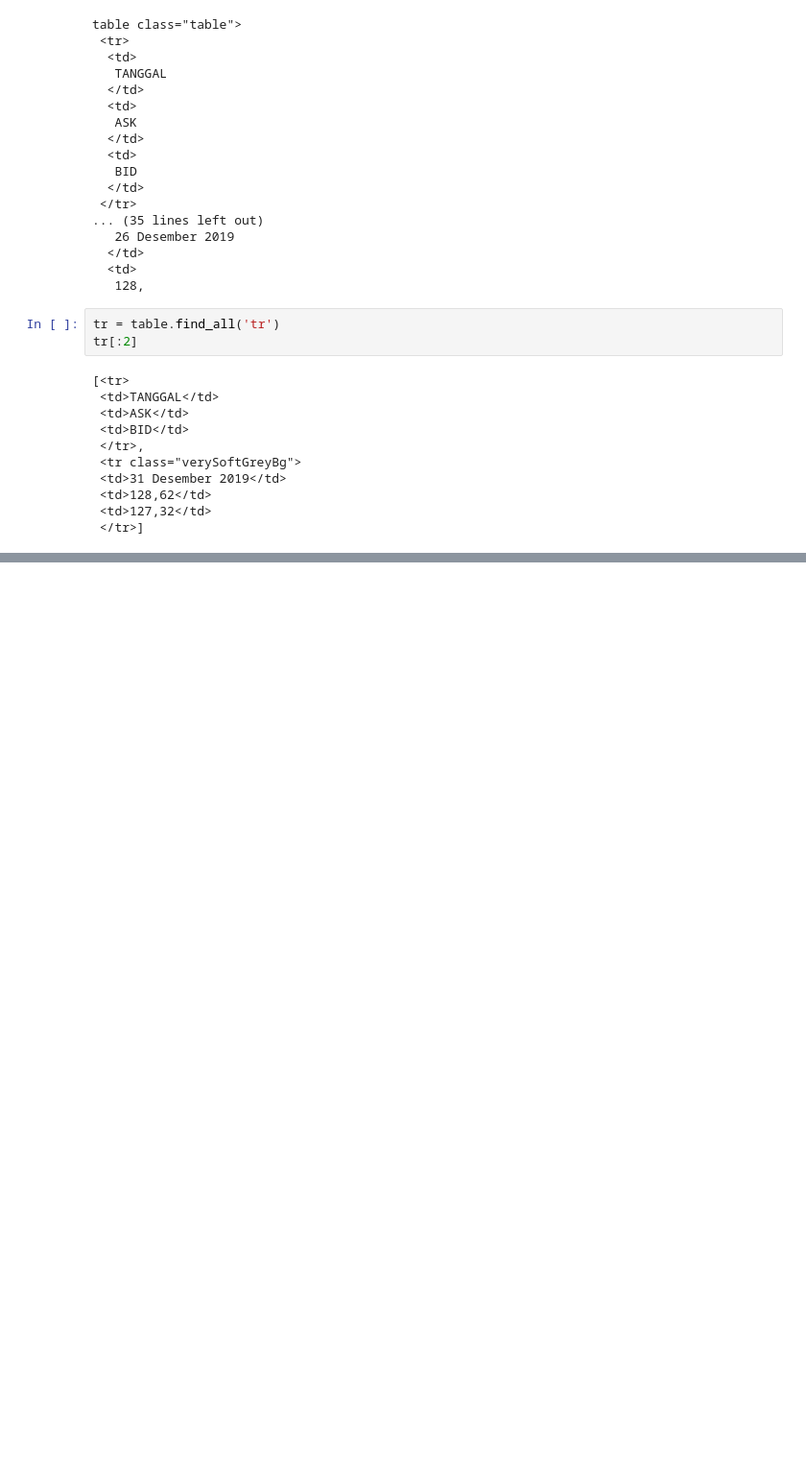
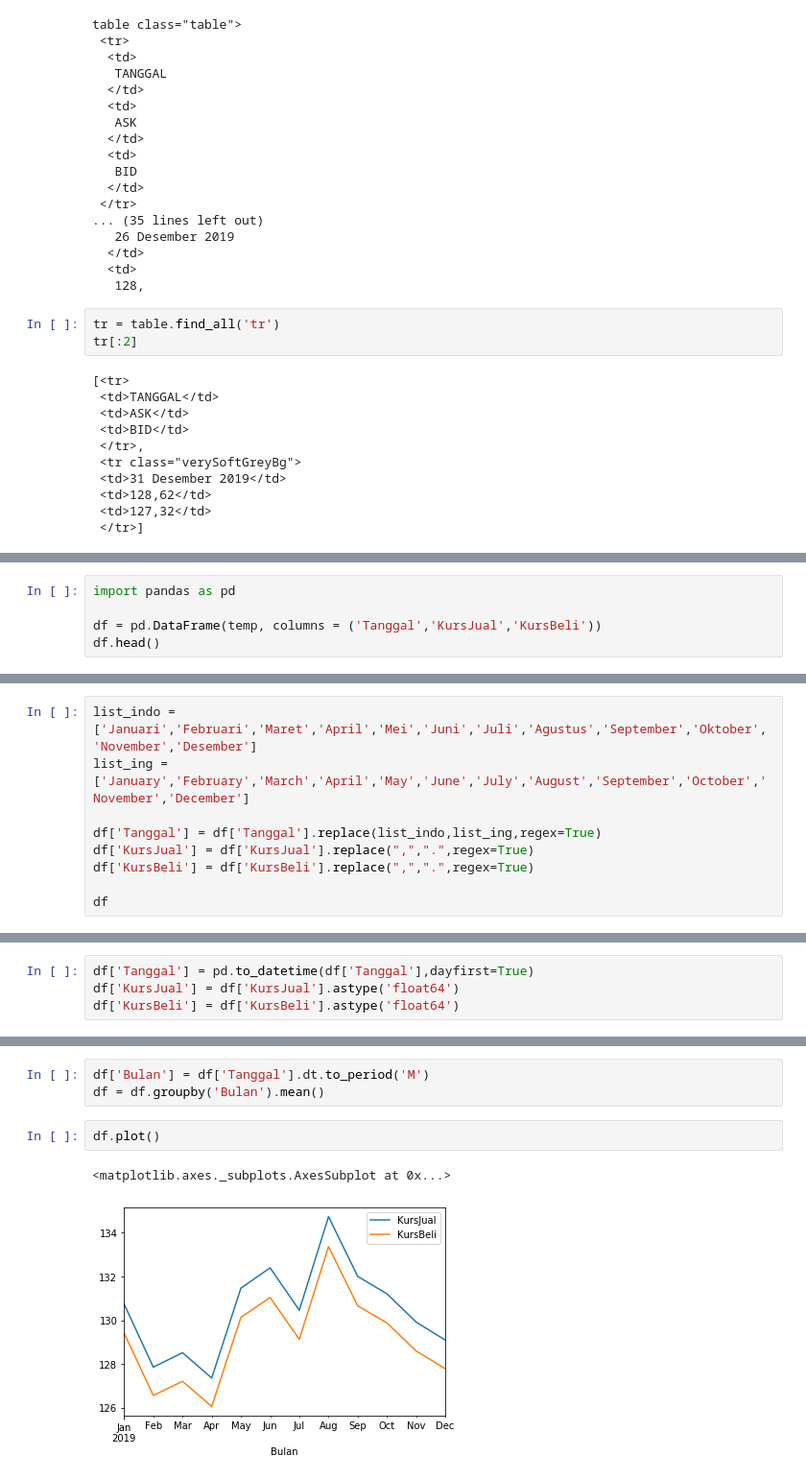
Before and after one commit to Stefen-Li/algoritma_webscrapping, a Jupyter notebook: Web Scrapping.ipynb, the cells around one changed output, grey strips where cells are left out. Shown at 96% size. Cells and saved outputs as stored; diff of their text form; blank space fills up the shorter version.

```diff
--- a/Web Scrapping.ipynb
+++ b/Web Scrapping.ipynb
@@ -106,0 +128,5 @@ temp
+# %%
+import pandas as pd
+
+df = pd.DataFrame(temp, columns = ('Tanggal','KursJual','KursBeli'))
+df.head()
@@ -106,0 +140,9 @@ temp
+# %%
+list_indo = ['Januari','Februari','Maret','April','Mei','Juni','Juli','Agustus','September','Oktober','November','Desember']
+list_ing = ['January','February','March','April','May','June','July','August','September','October','November','December']
+
+df['Tanggal'] = df['Tanggal'].replace(list_indo,list_ing,regex=True)
+df['KursJual'] = df['KursJual'].replace(",",".",regex=True)
+df['KursBeli'] = df['KursBeli'].replace(",",".",regex=True)
+
+df
@@ -106,0 +163,4 @@ temp
+# %%
+df['Tanggal'] = pd.to_datetime(df['Tanggal'],dayfirst=True)
+df['KursJual'] = df['KursJual'].astype('float64')
+df['KursBeli'] = df['KursBeli'].astype('float64')
@@ -106,0 +190,8 @@ temp
+# %%
+df['Bulan'] = df['Tanggal'].dt.to_period('M')
+df = df.groupby('Bulan').mean()
+# %%
+df.plot()
+# %% [output]
+<matplotlib.axes._subplots.AxesSubplot at 0x...>
+[figure, added]
```
Also changed, not shown: parts of 6 cells of this notebook, 4 other files.
